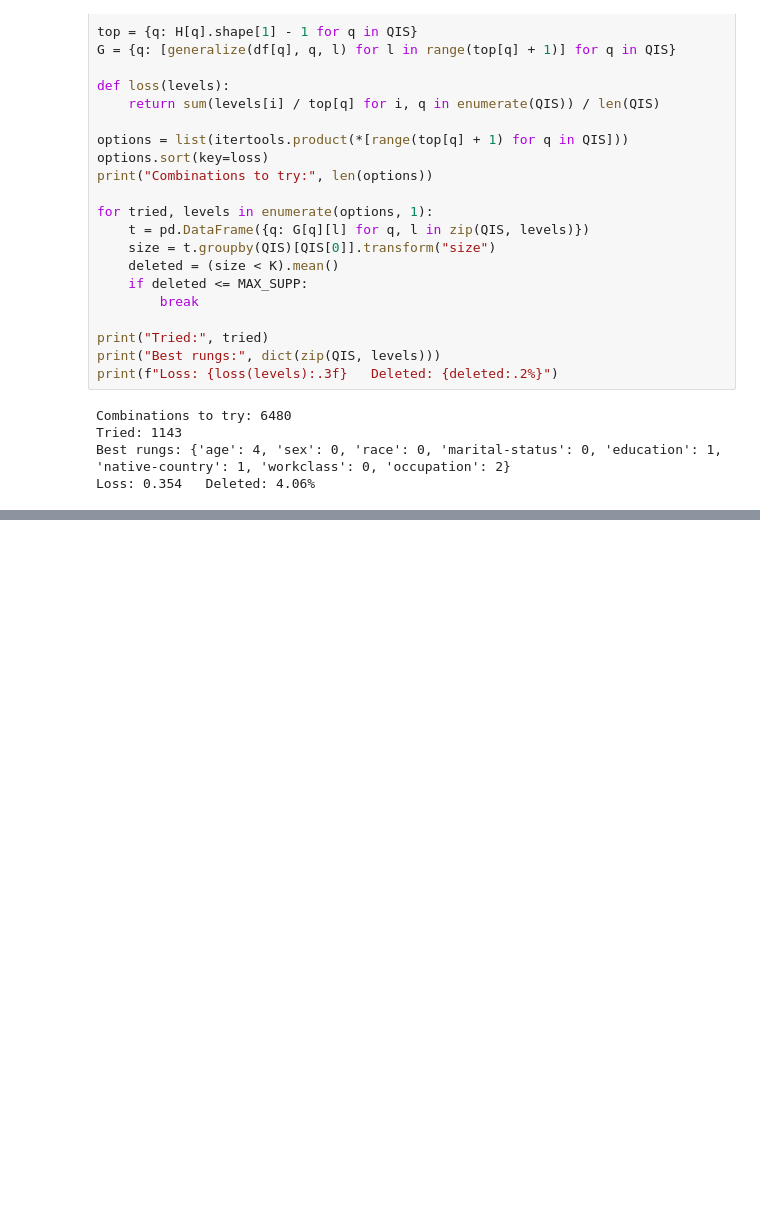
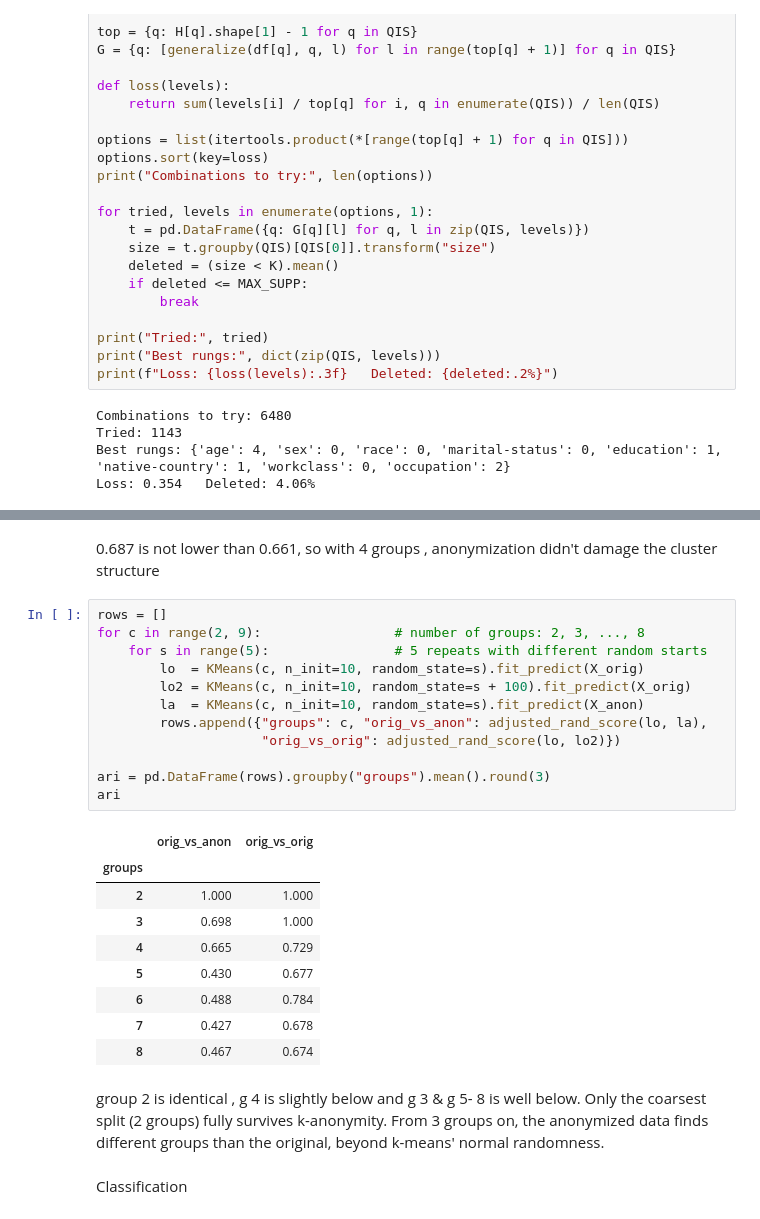
Before and after one commit to Shadid-dev/INSE6180-cluster-anonymization, a Jupyter notebook: INSE6180_cluster_anonymization.ipynb, the cells around one changed output, grey strips where cells are left out. Saved outputs shown, nothing was run; the diff lists cells and outputs as text; blank space fills up the shorter version.

```diff
--- a/INSE6180_cluster_anonymization.ipynb
+++ b/INSE6180_cluster_anonymization.ipynb
@@ -144,0 +196,29 @@ pycanon k = 5
+# %% [markdown]
+0.687 is not lower than 0.661, so with 4 groups , anonymization didn't damage the cluster structure
+# %%
+rows = []
+for c in range(2, 9):                 # number of groups: 2, 3, ..., 8
+    for s in range(5):                # 5 repeats with different random starts
+        lo  = KMeans(c, n_init=10, random_state=s).fit_predict(X_orig)
+        lo2 = KMeans(c, n_init=10, random_state=s + 100).fit_predict(X_orig)
+        la  = KMeans(c, n_init=10, random_state=s).fit_predict(X_anon)
+        rows.append({"groups": c, "orig_vs_anon": adjusted_rand_score(lo, la),
+                     "orig_vs_orig": adjusted_rand_score(lo, lo2)})
+
+ari = pd.DataFrame(rows).groupby("groups").mean().round(3)
+ari
+# %% [output]
+|  | orig_vs_anon | orig_vs_orig |
+| groups |  |  |
+| 2 | 1.000 | 1.000 |
+| 3 | 0.698 | 1.000 |
+| 4 | 0.665 | 0.729 |
+| 5 | 0.430 | 0.677 |
+| 6 | 0.488 | 0.784 |
+| 7 | 0.427 | 0.678 |
+| 8 | 0.467 | 0.674 |
+# %% [markdown]
+group 2 is identical , g 4 is slightly below and g 3 & g 5- 8 is well below.
+Only the coarsest split (2 groups) fully survives k-anonymity. From 3 groups on, the anonymized data finds different groups than the original, beyond k-means' normal randomness.
+# %% [markdown]
+Classification
```
Also changed, not shown: parts of 4 cells of this notebook.
